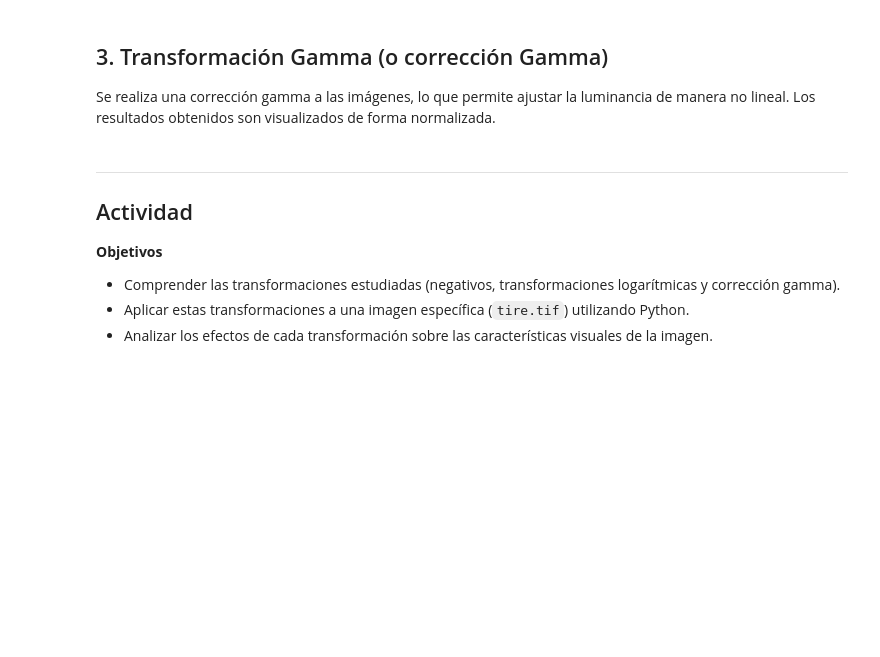
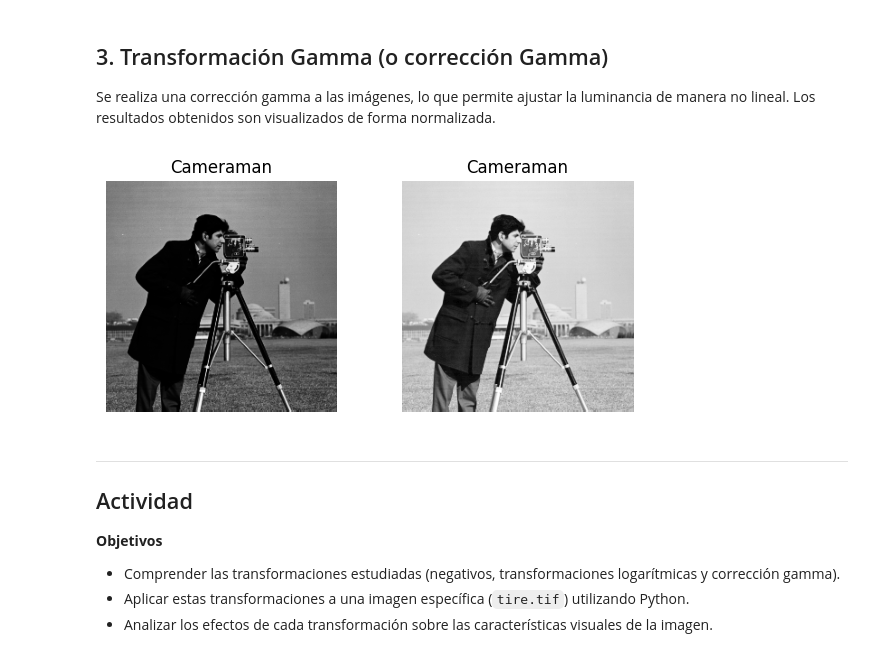
Before and after one commit to Nicolas8aa/cv_2025_1, a Jupyter notebook: lab_11.ipynb, the cells around one changed output. Saved outputs shown, nothing was run; the diff lists cells and outputs as text; code cells hidden in the pictures; blank space fills up the shorter version.

```diff
--- a/lab_11.ipynb
+++ b/lab_11.ipynb
@@ -113,7 +125,7 @@ plt.show()
 Se realiza una corrección gamma a las imágenes, lo que permite ajustar la luminancia de manera no lineal. Los resultados obtenidos son visualizados de forma normalizada.
 # %%
 # Aplicación de la transformación gamma
-im_gamma_1 = 1.0 * (im_gray_1_float ** 10)
+im_gamma_1 = 1.0 * (im_gray_1_float ** 1.5)
 im_gamma_2 = 1.0 * (im_gray_1_float ** 0.2)
 
 # Normalización de las imágenes gamma
@@ -122,17 +134,19 @@ im_gamma_2_norm = (im_gamma_2 - im_gamma_2.min()) / (im_gamma_2.max() - im_gamma
 # %%
 # Visualización de las imágenes en negativo
 fig, axes = plt.subplots(1, 2, figsize=(7, 3))
 plt.subplot(1, 2, 1)
 plt.imshow(im_gamma_1_norm, cmap='gray')
 plt.title('Cameraman')
 plt.axis('off')
 
 plt.subplot(1, 2, 2)
 plt.imshow(im_gamma_2_norm, cmap='gray')
-plt.title('Circuit')
+plt.title('Cameraman')
 plt.axis('off')
 
 plt.show()
+# %% [output]
+[figure, added]
 # %% [markdown]
 ***
 
```
Also changed, not shown: parts of 5 cells of this notebook, 2 other files.
